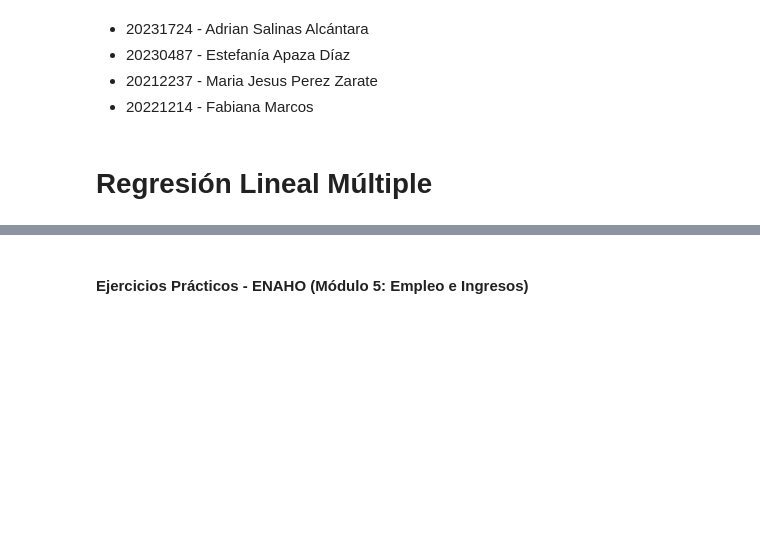
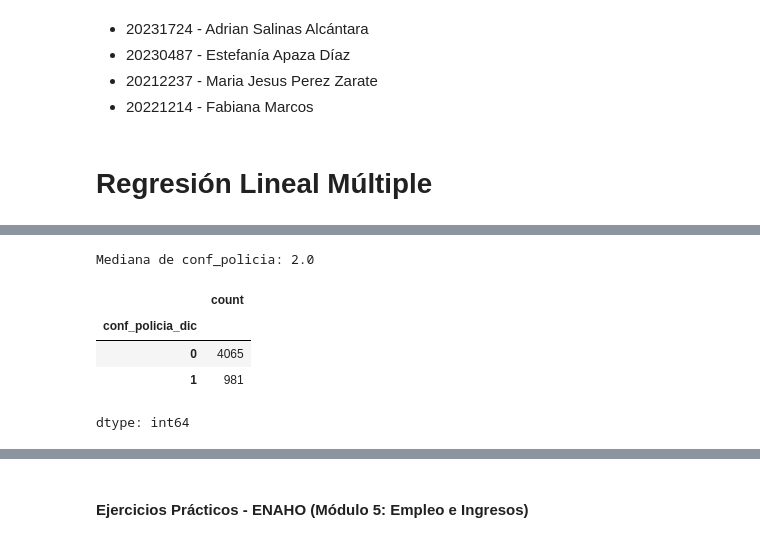
Before and after one commit to estefania-apaza/inferencia-causal-proyecto-lengua-enaho2024, a Jupyter notebook: Actividad 2/TC2_Salinas_Apaza_Perez_Marcos_20231724_20230487_20212237_20221214.ipynb, the cells around one changed output, grey strips where cells are left out. Drawn from its saved outputs; the diff is of its cells as text; code cells hidden in the pictures; blank space fills up the shorter version.

```diff
--- a/Actividad 2/TC2_Salinas_Apaza_Perez_Marcos_20231724_20230487_20212237_20221214.ipynb
+++ b/Actividad 2/TC2_Salinas_Apaza_Perez_Marcos_20231724_20230487_20212237_20221214.ipynb
@@ -34,0 +142,18 @@ from statsmodels.stats.outliers_influence import variance_inflation_factor
+# %%
+# Evaluamos la mediana de conf_policia para crear la variable dicotómica
+mediana = data['conf_policia'].median()
+print("Mediana de conf_policia:", mediana)
+# %% [output]
+Mediana de conf_policia: 2.0
+# %%
+# Creamos la variable dicotómica usando la mediana
+data['conf_policia_dic'] = (data['conf_policia'] > data['conf_policia'].median()).astype(int)
+
+# Revisamos distribución
+data['conf_policia_dic'].value_counts()
+# %% [output]
+|  | count |
+| conf_policia_dic |  |
+| 0 | 4065 |
+| 1 | 981 |
+dtype: int64
```
Also changed, not shown: parts of 7 cells of this notebook.
